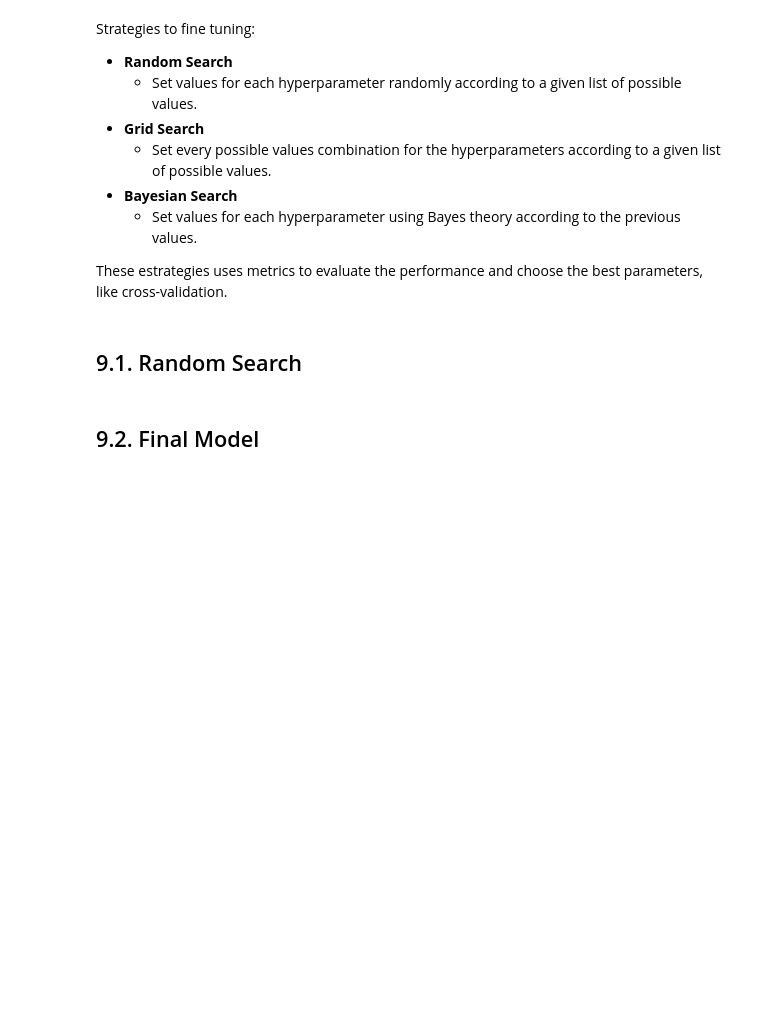
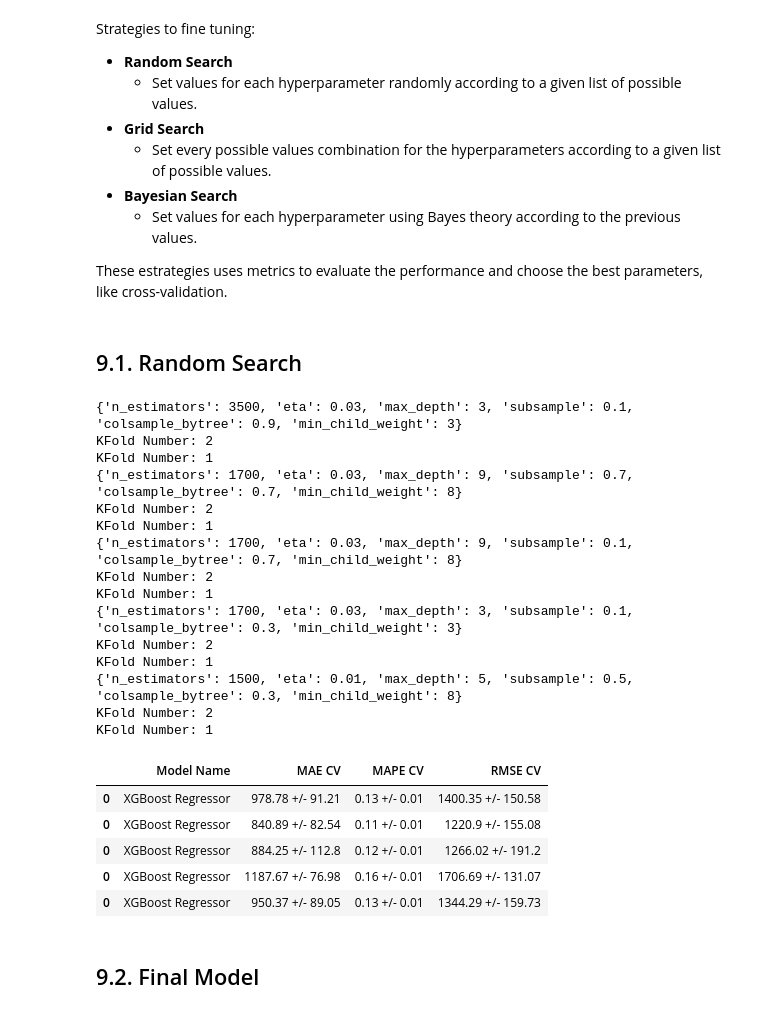
Before and after one commit to Gutscs/Rossmann-Forecasting-Sales, a Jupyter notebook: RossmannSales.ipynb, the cells around one changed output. Cells and saved outputs as stored; diff of their text form; code cells hidden in the pictures; blank space fills up the shorter version.

```diff
--- a/RossmannSales.ipynb
+++ b/RossmannSales.ipynb
@@ -1420,29 +1455,51 @@ param = {
 
 MAX_EVAL = 5
 # %%
-#final_result = pd.DataFrame()
-#
-#for i in range( MAX_EVAL ):
-#    # choose
-#    hp = { k: sample( v, 1 )[0] for k, v in param.items()}
-#    print( hp )
-#
-#
-#    # model
-#    model_xgb = xgb.XGBRegressor(   objective='reg:squarederror',
-#                                    n_estimators=hp['n_estimators'],
-#                                    eta=hp['eta'],
-#                                    max_depth=hp['max_depth'],
-#                                    subsample=hp['subsample'],
-#                                    colsample_bytree=hp['colsample_bytree'],
-#                                    min_child_weight=hp['min_child_weight']
-#                                )
-#
-#    # performance
-#    result = cross_validation( x_training, 2, 'XGBoost Regressor', model_xgb,  verbose=False)
-#    final_result = pd.concat( [final_result, result] )
+final_result = pd.DataFrame()
 
-#final_result
+for i in range( MAX_EVAL ):
+    # choose
+    hp = { k: random.sample( v, 1 )[0] for k, v in param.items()}
+    print( hp )
+
+
+    # model
+    model_xgb = xgb.XGBRegressor(   objective='reg:squarederror',
+                                    n_estimators=hp['n_estimators'],
+                                    eta=hp['eta'],
+                                    max_depth=hp['max_depth'],
+                                    subsample=hp['subsample'],
+                                    colsample_bytree=hp['colsample_bytree'],
+                                    min_child_weight=hp['min_child_weight']
+                                )
+
+    # performance
+    result = cross_validation( x_training, 2, 'XGBoost Regressor', model_xgb,  verbose=True)
+    final_result = pd.concat( [final_result, result] )
+
+final_result
+# %% [output]
+{'n_estimators': 3500, 'eta': 0.03, 'max_depth': 3, 'subsample': 0.1, 'colsample_bytree': 0.9, 'min_child_weight': 3}
+KFold Number: 2
+KFold Number: 1
+{'n_estimators': 1700, 'eta': 0.03, 'max_depth': 9, 'subsample': 0.7, 'colsample_bytree': 0.7, 'min_child_weight': 8}
+KFold Number: 2
+KFold Number: 1
+{'n_estimators': 1700, 'eta': 0.03, 'max_depth': 9, 'subsample': 0.1, 'colsample_bytree': 0.7, 'min_child_weight': 8}
+KFold Number: 2
+KFold Number: 1
+{'n_estimators': 1700, 'eta': 0.03, 'max_depth': 3, 'subsample': 0.1, 'colsample_bytree': 0.3, 'min_child_weight': 3}
+KFold Number: 2
+KFold Number: 1
+{'n_estimators': 1500, 'eta': 0.01, 'max_depth': 5, 'subsample': 0.5, 'colsample_bytree': 0.3, 'min_child_weight': 8}
+KFold Number: 2
+KFold Number: 1
+|  | Model Name | MAE CV | MAPE CV | RMSE CV |
+| 0 | XGBoost Regressor | 978.78 +/- 91.21 | 0.13 +/- 0.01 | 1400.35 +/- 150.58 |
+| 0 | XGBoost Regressor | 840.89 +/- 82.54 | 0.11 +/- 0.01 | 1220.9 +/- 155.08 |
+| 0 | XGBoost Regressor | 884.25 +/- 112.8 | 0.12 +/- 0.01 | 1266.02 +/- 191.2 |
+| 0 | XGBoost Regressor | 1187.67 +/- 76.98 | 0.16 +/- 0.01 | 1706.69 +/- 131.07 |
+| 0 | XGBoost Regressor | 950.37 +/- 89.05 | 0.13 +/- 0.01 | 1344.29 +/- 159.73 |
 # %% [markdown]
 ## 9.2. Final Model
 # %%
```
Also changed, not shown: parts of 24 cells of this notebook.
